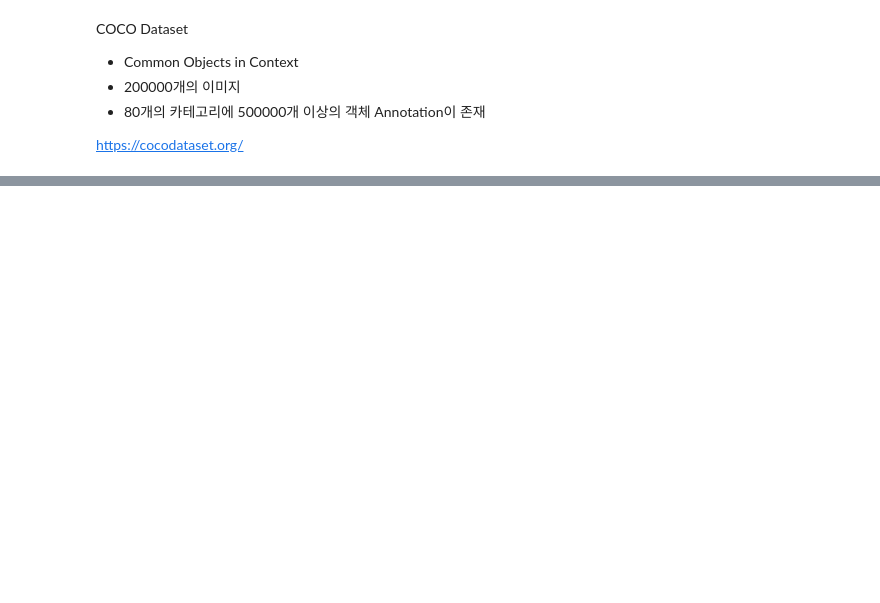
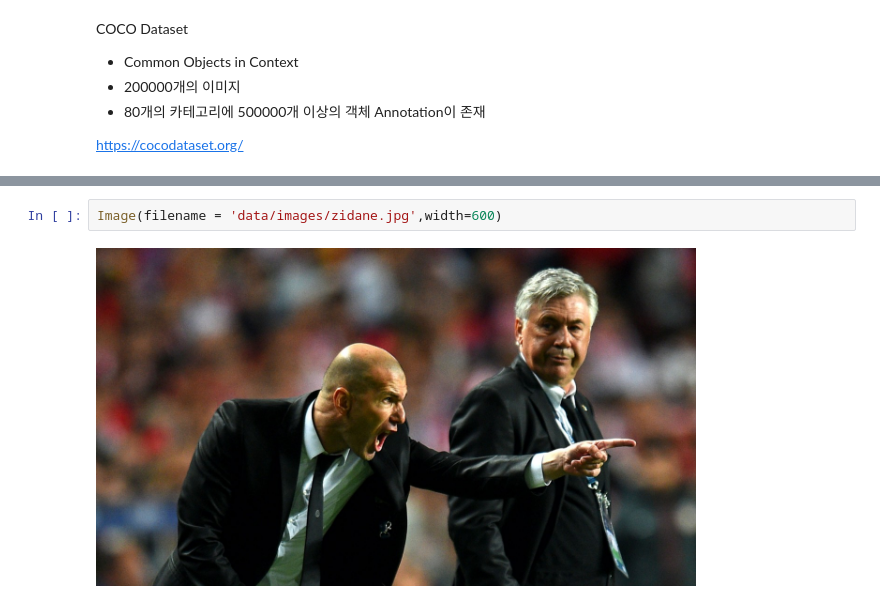
Before and after one commit to bnv20/kdt7, a Jupyter notebook: m10_딥러닝응용/object_detection.ipynb, the cells around one changed output, grey strips where cells are left out. Drawn from its saved outputs; the diff is of its cells as text; blank space fills up the shorter version.

```diff
--- a/m10_딥러닝응용/object_detection.ipynb
+++ b/m10_딥러닝응용/object_detection.ipynb
@@ -139,0 +251,4 @@ https://cocodataset.org/
+# %%
+Image(filename = 'data/images/zidane.jpg',width=600)
+# %% [output]
+[figure, added]
```
Also changed, not shown: parts of 17 cells of this notebook.
